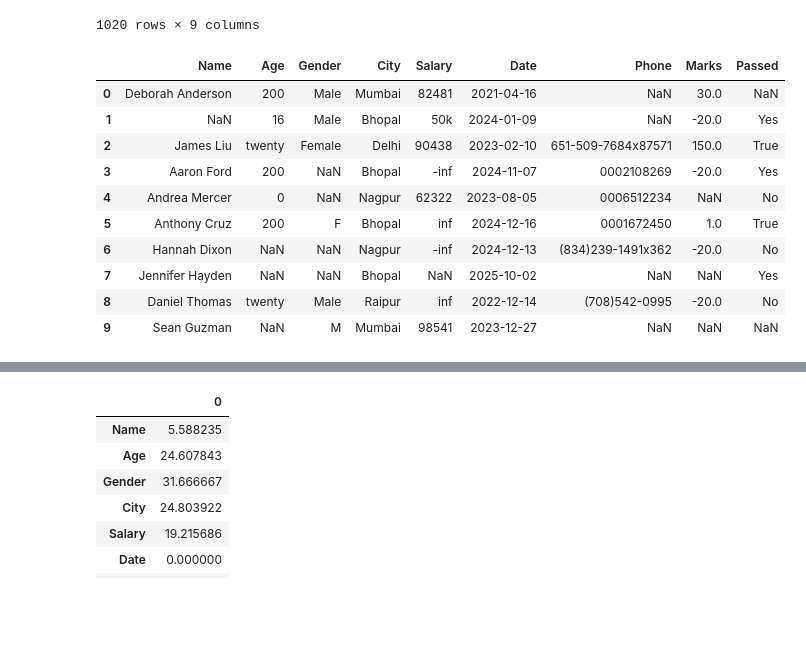
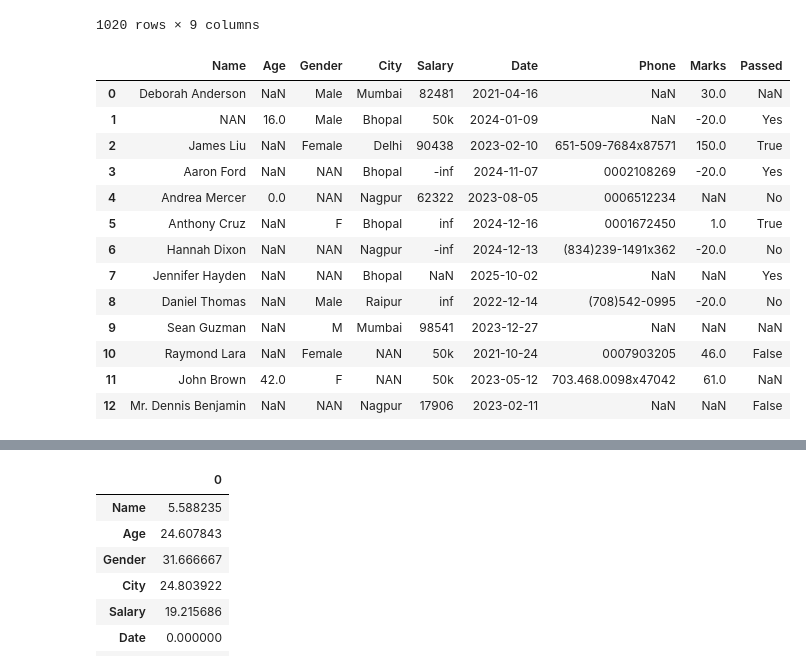
Before and after one commit to Pritishcoder07/BasicML, a Jupyter notebook: Basic_ML.ipynb, the cells around one changed output, grey strips where cells are left out. Saved outputs shown, nothing was run; the diff lists cells and outputs as text; code cells hidden in the pictures; blank space fills up the shorter version.

```diff
--- a/Basic_ML.ipynb
+++ b/Basic_ML.ipynb
@@ -250,18 +250,21 @@ messdata
 | 1019 | Benjamin West | NaN | Male | NaN | NaN | 2023-10-14 | NaN | 92.0 | NaN |
 1020 rows × 9 columns
 # %%
-messdata.head(10)
+messdata.head(13)
 # %% [output]
 |  | Name | Age | Gender | City | Salary | Date | Phone | Marks | Passed |
-| 0 | Deborah Anderson | 200 | Male | Mumbai | 82481 | 2021-04-16 | NaN | 30.0 | NaN |
-| 1 | NaN | 16 | Male | Bhopal | 50k | 2024-01-09 | NaN | -20.0 | Yes |
-| 2 | James Liu | twenty | Female | Delhi | 90438 | 2023-02-10 | 651-509-7684x87571 | 150.0 | True |
-| 3 | Aaron Ford | 200 | NaN | Bhopal | -inf | 2024-11-07 | 0002108269 | -20.0 | Yes |
-| 4 | Andrea Mercer | 0 | NaN | Nagpur | 62322 | 2023-08-05 | 0006512234 | NaN | No |
-| 5 | Anthony Cruz | 200 | F | Bhopal | inf | 2024-12-16 | 0001672450 | 1.0 | True |
-| 6 | Hannah Dixon | NaN | NaN | Nagpur | -inf | 2024-12-13 | (834)239-1491x362 | -20.0 | No |
-| 7 | Jennifer Hayden | NaN | NaN | Bhopal | NaN | 2025-10-02 | NaN | NaN | Yes |
-| 8 | Daniel Thomas | twenty | Male | Raipur | inf | 2022-12-14 | (708)542-0995 | -20.0 | No |
+| 0 | Deborah Anderson | NaN | Male | Mumbai | 82481 | 2021-04-16 | NaN | 30.0 | NaN |
+| 1 | NAN | 16.0 | Male | Bhopal | 50k | 2024-01-09 | NaN | -20.0 | Yes |
+| 2 | James Liu | NaN | Female | Delhi | 90438 | 2023-02-10 | 651-509-7684x87571 | 150.0 | True |
+| 3 | Aaron Ford | NaN | NAN | Bhopal | -inf | 2024-11-07 | 0002108269 | -20.0 | Yes |
+| 4 | Andrea Mercer | 0.0 | NAN | Nagpur | 62322 | 2023-08-05 | 0006512234 | NaN | No |
+| 5 | Anthony Cruz | NaN | F | Bhopal | inf | 2024-12-16 | 0001672450 | 1.0 | True |
+| 6 | Hannah Dixon | NaN | NAN | Nagpur | -inf | 2024-12-13 | (834)239-1491x362 | -20.0 | No |
+| 7 | Jennifer Hayden | NaN | NAN | Bhopal | NaN | 2025-10-02 | NaN | NaN | Yes |
+| 8 | Daniel Thomas | NaN | Male | Raipur | inf | 2022-12-14 | (708)542-0995 | -20.0 | No |
 | 9 | Sean Guzman | NaN | M | Mumbai | 98541 | 2023-12-27 | NaN | NaN | NaN |
+| 10 | Raymond Lara | NaN | Female | NAN | 50k | 2021-10-24 | 0007903205 | 46.0 | False |
+| 11 | John Brown | 42.0 | F | NAN | 50k | 2023-05-12 | 703.468.0098x47042 | 61.0 | NaN |
+| 12 | Mr. Dennis Benjamin | NaN | NAN | Nagpur | 17906 | 2023-02-11 | NaN | NaN | False |
 # %%
 messdata.info()
```
Also changed, not shown: parts of 3 cells of this notebook.
